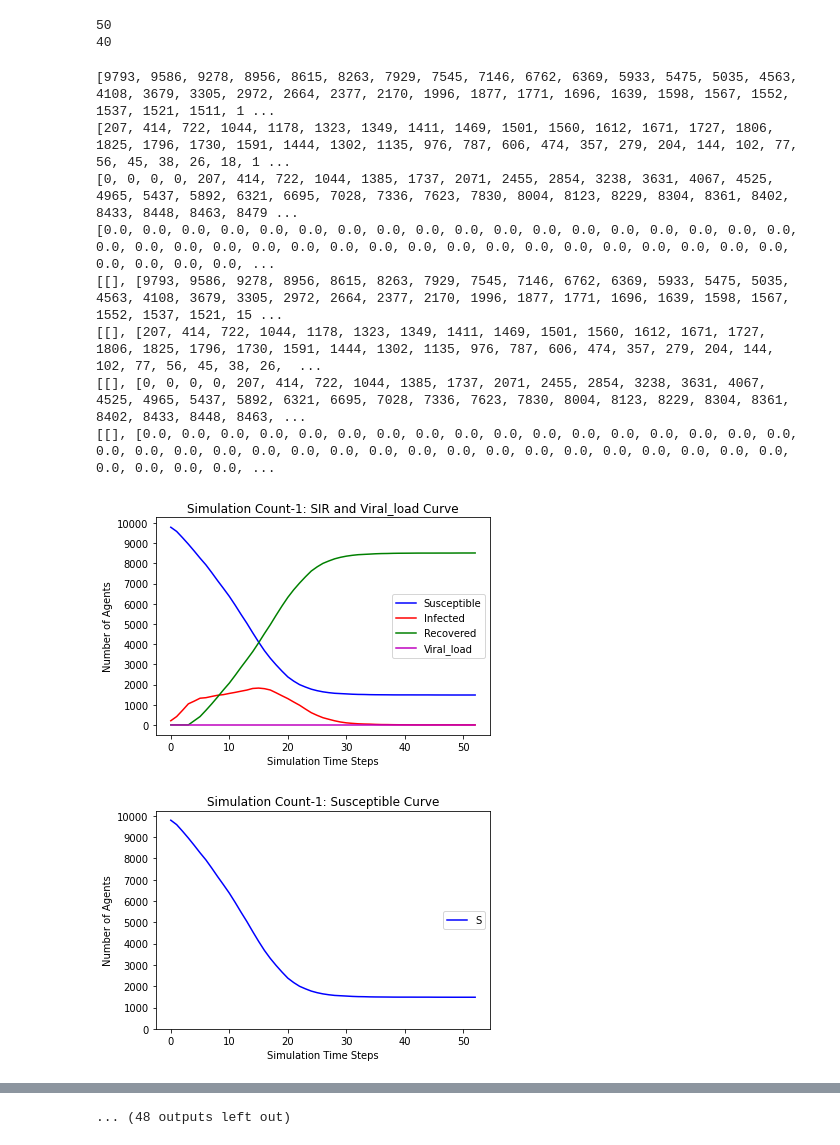
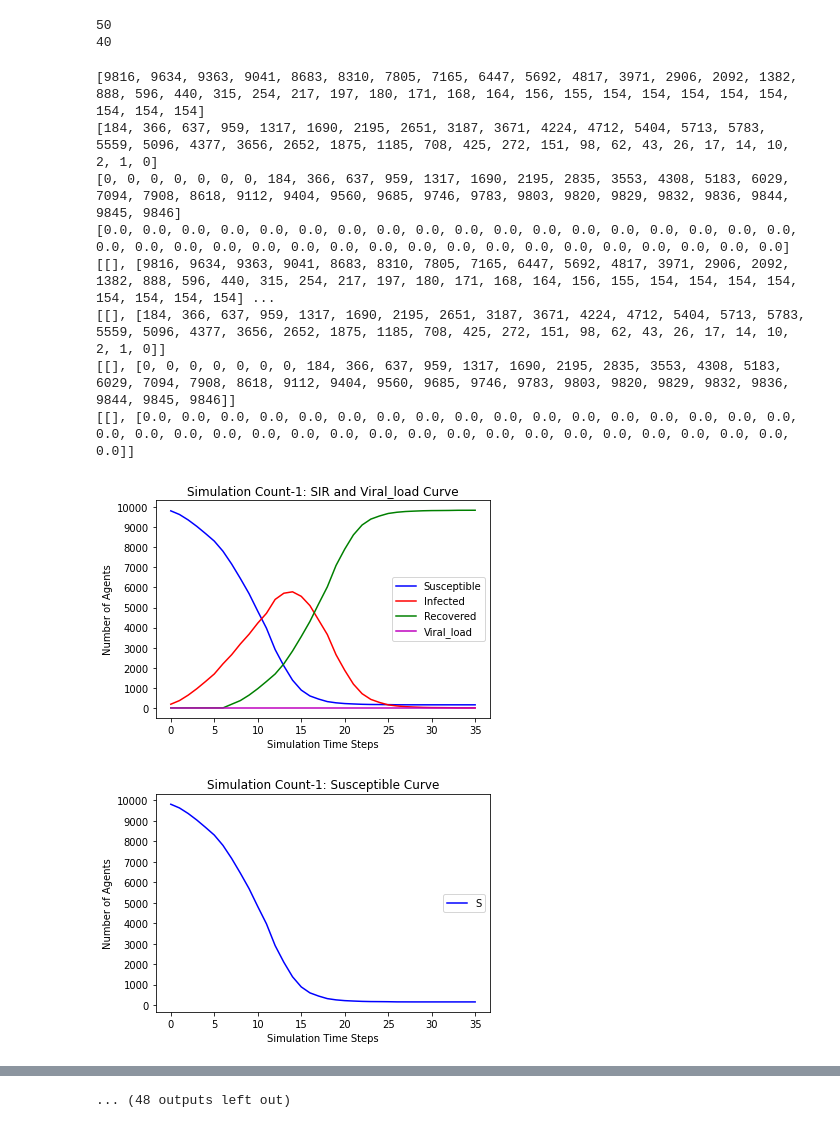
Before and after one commit to rajeshkpandey/AWESOME-FER, a Jupyter notebook: Epidemics_ABM_python_latest.ipynb, the cells around one changed output, grey strips where cells are left out. Saved outputs shown, nothing was run; the diff lists cells and outputs as text; code cells hidden in the pictures.

```diff
--- a/Epidemics_ABM_python_latest.ipynb
+++ b/Epidemics_ABM_python_latest.ipynb
@@ -112,8 +112,8 @@ for k in range(K):
     Agent[k].append({'State' : Rand_state})
   elif Rand_state == 1:
     Node[Rand_node*NN+Rand_nodeN][2]['I']+=1
-    Node[Rand_node*NN+Rand_nodeN].append({k : Rand_state, 'V_l' : 1})
-    Agent[k].append({'State' : Rand_state, 'V_l' : 1 })
+    Node[Rand_node*NN+Rand_nodeN].append({k : Rand_state, 'C' : 0})
+    Agent[k].append({'State' : Rand_state, 'C' : 0 })
   else:
     Node[Rand_node*NN+Rand_nodeN][3]['R']+=1
     Node[Rand_node*NN+Rand_nodeN].append({k : Rand_state})
@@ -311,9 +311,9 @@ def random_walk(Graph=Graph, GraphN=GraphN, Node=Node, Agent=Agent, num_walks=1,
             Node_next[nex][1]['S']+=1
           elif Node[cur][agent][a_id] == 1:
             Node_next[nex][2]['I']+=1
-            Node_next[nex][-1]['V_l']/=2
+            Node_next[nex][-1]['C']+=1
             #if nex != cur:
-            #  Node_next[cur][0]['Viral_load']+=1
+              #Node_next[cur][0]['Viral_load']+=1
           elif Node[cur][agent][a_id] == 2:
             Node_next[nex][3]['R']+=1
 
@@ -336,14 +336,14 @@ def random_walk(Graph=Graph, GraphN=GraphN, Node=Node, Agent=Agent, num_walks=1,
             Node_next[i*len(GraphN.nodes)+j][agent][a_id] = random.choices([1,0], weights=(W1,W2), k=1)[0]
             if Node_next[i*len(GraphN.nodes)+j][agent][a_id] == 1:
               count_SI+=1
-              Node_next[i*len(GraphN.nodes)+j][agent].update({'V_l' : 1})
+              Node_next[i*len(GraphN.nodes)+j][agent].update({'C' : 0})
               Agent_next[a_id][0]['State'] = 1
           elif Node_next[i*len(GraphN.nodes)+j][agent][a_id] == 1:
-            if Node_next[i*len(GraphN.nodes)+j][agent]['V_l'] <= .0625:
+            if Node_next[i*len(GraphN.nodes)+j][agent]['C'] == 7:
               Node_next[i*len(GraphN.nodes)+j][agent][a_id] = 2
               count_IR+=1
               Agent_next[a_id][0]['State'] = 2
-              Node_next[i*len(GraphN.nodes)+j][agent].pop('V_l')
+              Node_next[i*len(GraphN.nodes)+j][agent].pop('C')
         Node_next[i*len(GraphN.nodes)+j][1]['S']-=count_SI
         Node_next[i*len(GraphN.nodes)+j][2]['I']+=(count_SI - count_IR)
         Node_next[i*len(GraphN.nodes)+j][3]['R']+=count_IR
@@ -396,7 +396,7 @@ for i in range(10):
   V.append(Vj)
   T.append(j)
 
-  while Ij > 0 or Vj > 0.01 :
+  while Ij > 0 or Vj >= 1 :
     Node_p,Node_n,Agent_p,Agent_n = random_walk(Graph,GraphN,Node_n,Agent_n,1,1)
     j+=1
     Sj,Ij,Rj,Vj = Count_SIR_Node(Node_n)
@@ -432,40 +432,40 @@ for i in range(10):
   plt.title('Simulation Count-'+str(i+1)+': Susceptible Curve')
   plt.ylabel('Number of Agents')
   plt.yticks(np.arange(0,K+1, K/10))
   plt.legend(("Susceptible"),loc='center right')
   plt.show()
 
   plt.plot(T, I, 'r')
   plt.xlabel('Simulation Time Steps')
   plt.title('Simulation Count-'+str(i+1)+': Infected Curve')
   plt.ylabel('Number of Agents')
   plt.yticks(np.arange(0,K+1, K/10))
   plt.legend(("Infected"),loc='center right')
   plt.show()
 
   plt.plot(T, R, 'g')
   plt.xlabel('Simulation Time Steps')
   plt.title('Simulation Count-'+str(i+1)+': Recovered Curve')
   plt.ylabel('Number of Agents')
   plt.yticks(np.arange(0,K+1, K/10))
   plt.legend(("Recovered"),loc='center right')
   plt.show()
 
   plt.plot(T, V, 'm')
   plt.xlabel('Simulation Time Steps')
   plt.title('Simulation Count'+str(i+1)+': Viral_load Curve')
   plt.ylabel('Number of Agents')
   plt.yticks(np.arange(0,K+1, K/10))
   plt.legend(("Viral_load"),loc='center right')
   plt.show()
 # %% [output]
-[9793, 9586, 9278, 8956, 8615, 8263, 7929, 7545, 7146, 6762, 6369, 5933, 5475, 5035, 4563, 4108, 3679, 3305, 2972, 2664, 2377, 2170, 1996, 1877, 1771, 1696, 1639, 1598, 1567, 1552, 1537, 1521, 1511, 1 ...
-[207, 414, 722, 1044, 1178, 1323, 1349, 1411, 1469, 1501, 1560, 1612, 1671, 1727, 1806, 1825, 1796, 1730, 1591, 1444, 1302, 1135, 976, 787, 606, 474, 357, 279, 204, 144, 102, 77, 56, 45, 38, 26, 18, 1 ...
-[0, 0, 0, 0, 207, 414, 722, 1044, 1385, 1737, 2071, 2455, 2854, 3238, 3631, 4067, 4525, 4965, 5437, 5892, 6321, 6695, 7028, 7336, 7623, 7830, 8004, 8123, 8229, 8304, 8361, 8402, 8433, 8448, 8463, 8479 ...
-[0.0, 0.0, 0.0, 0.0, 0.0, 0.0, 0.0, 0.0, 0.0, 0.0, 0.0, 0.0, 0.0, 0.0, 0.0, 0.0, 0.0, 0.0, 0.0, 0.0, 0.0, 0.0, 0.0, 0.0, 0.0, 0.0, 0.0, 0.0, 0.0, 0.0, 0.0, 0.0, 0.0, 0.0, 0.0, 0.0, 0.0, 0.0, 0.0, 0.0, ...
-[[], [9793, 9586, 9278, 8956, 8615, 8263, 7929, 7545, 7146, 6762, 6369, 5933, 5475, 5035, 4563, 4108, 3679, 3305, 2972, 2664, 2377, 2170, 1996, 1877, 1771, 1696, 1639, 1598, 1567, 1552, 1537, 1521, 15 ...
-[[], [207, 414, 722, 1044, 1178, 1323, 1349, 1411, 1469, 1501, 1560, 1612, 1671, 1727, 1806, 1825, 1796, 1730, 1591, 1444, 1302, 1135, 976, 787, 606, 474, 357, 279, 204, 144, 102, 77, 56, 45, 38, 26,  ...
-[[], [0, 0, 0, 0, 207, 414, 722, 1044, 1385, 1737, 2071, 2455, 2854, 3238, 3631, 4067, 4525, 4965, 5437, 5892, 6321, 6695, 7028, 7336, 7623, 7830, 8004, 8123, 8229, 8304, 8361, 8402, 8433, 8448, 8463, ...
-[[], [0.0, 0.0, 0.0, 0.0, 0.0, 0.0, 0.0, 0.0, 0.0, 0.0, 0.0, 0.0, 0.0, 0.0, 0.0, 0.0, 0.0, 0.0, 0.0, 0.0, 0.0, 0.0, 0.0, 0.0, 0.0, 0.0, 0.0, 0.0, 0.0, 0.0, 0.0, 0.0, 0.0, 0.0, 0.0, 0.0, 0.0, 0.0, 0.0, ...
+[9816, 9634, 9363, 9041, 8683, 8310, 7805, 7165, 6447, 5692, 4817, 3971, 2906, 2092, 1382, 888, 596, 440, 315, 254, 217, 197, 180, 171, 168, 164, 156, 155, 154, 154, 154, 154, 154, 154, 154, 154]
+[184, 366, 637, 959, 1317, 1690, 2195, 2651, 3187, 3671, 4224, 4712, 5404, 5713, 5783, 5559, 5096, 4377, 3656, 2652, 1875, 1185, 708, 425, 272, 151, 98, 62, 43, 26, 17, 14, 10, 2, 1, 0]
+[0, 0, 0, 0, 0, 0, 0, 184, 366, 637, 959, 1317, 1690, 2195, 2835, 3553, 4308, 5183, 6029, 7094, 7908, 8618, 9112, 9404, 9560, 9685, 9746, 9783, 9803, 9820, 9829, 9832, 9836, 9844, 9845, 9846]
+[0.0, 0.0, 0.0, 0.0, 0.0, 0.0, 0.0, 0.0, 0.0, 0.0, 0.0, 0.0, 0.0, 0.0, 0.0, 0.0, 0.0, 0.0, 0.0, 0.0, 0.0, 0.0, 0.0, 0.0, 0.0, 0.0, 0.0, 0.0, 0.0, 0.0, 0.0, 0.0, 0.0, 0.0, 0.0, 0.0]
+[[], [9816, 9634, 9363, 9041, 8683, 8310, 7805, 7165, 6447, 5692, 4817, 3971, 2906, 2092, 1382, 888, 596, 440, 315, 254, 217, 197, 180, 171, 168, 164, 156, 155, 154, 154, 154, 154, 154, 154, 154, 154] ...
+[[], [184, 366, 637, 959, 1317, 1690, 2195, 2651, 3187, 3671, 4224, 4712, 5404, 5713, 5783, 5559, 5096, 4377, 3656, 2652, 1875, 1185, 708, 425, 272, 151, 98, 62, 43, 26, 17, 14, 10, 2, 1, 0]]
+[[], [0, 0, 0, 0, 0, 0, 0, 184, 366, 637, 959, 1317, 1690, 2195, 2835, 3553, 4308, 5183, 6029, 7094, 7908, 8618, 9112, 9404, 9560, 9685, 9746, 9783, 9803, 9820, 9829, 9832, 9836, 9844, 9845, 9846]]
+[[], [0.0, 0.0, 0.0, 0.0, 0.0, 0.0, 0.0, 0.0, 0.0, 0.0, 0.0, 0.0, 0.0, 0.0, 0.0, 0.0, 0.0, 0.0, 0.0, 0.0, 0.0, 0.0, 0.0, 0.0, 0.0, 0.0, 0.0, 0.0, 0.0, 0.0, 0.0, 0.0, 0.0, 0.0, 0.0, 0.0]]
-[figure, old version]
+[figure, new version]
-[figure, old version]
+[figure, new version]
```
Also changed, not shown: parts of 4 cells of this notebook.
